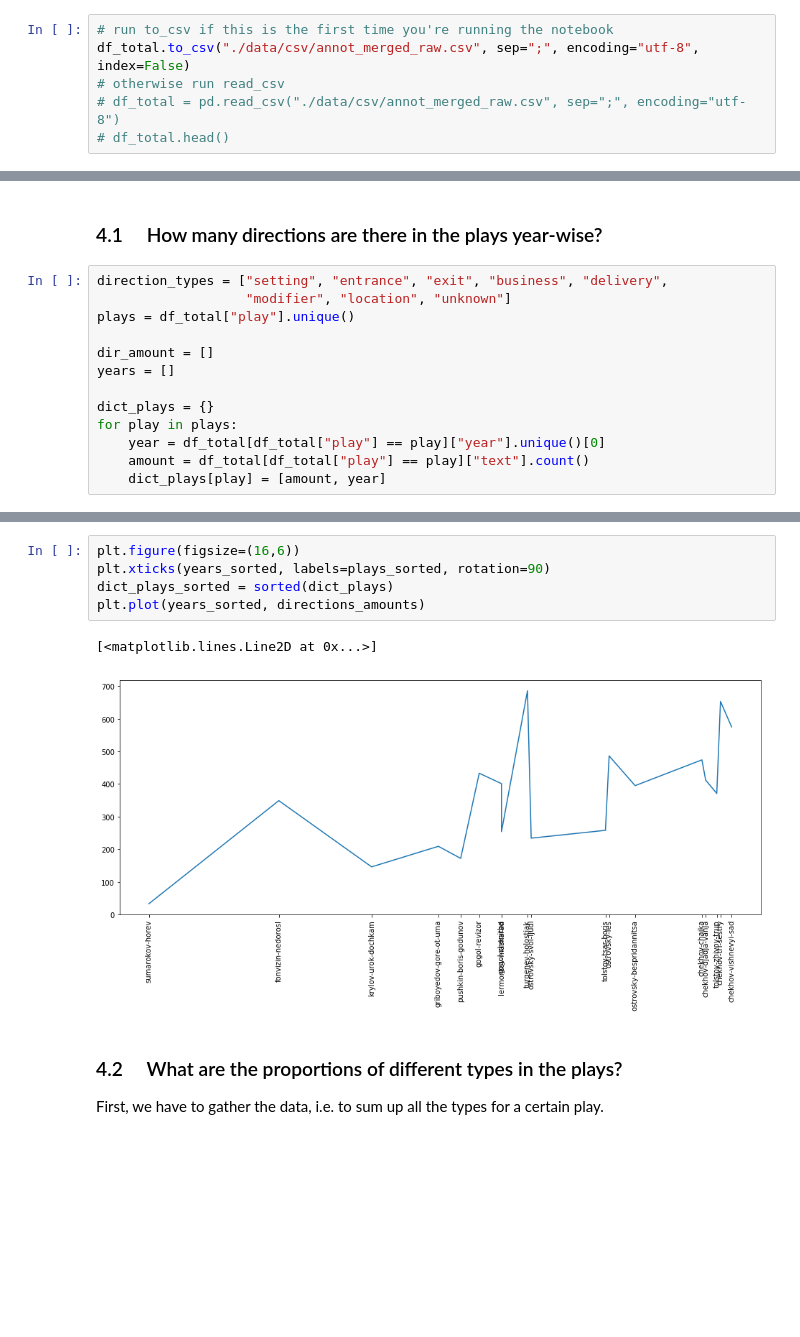
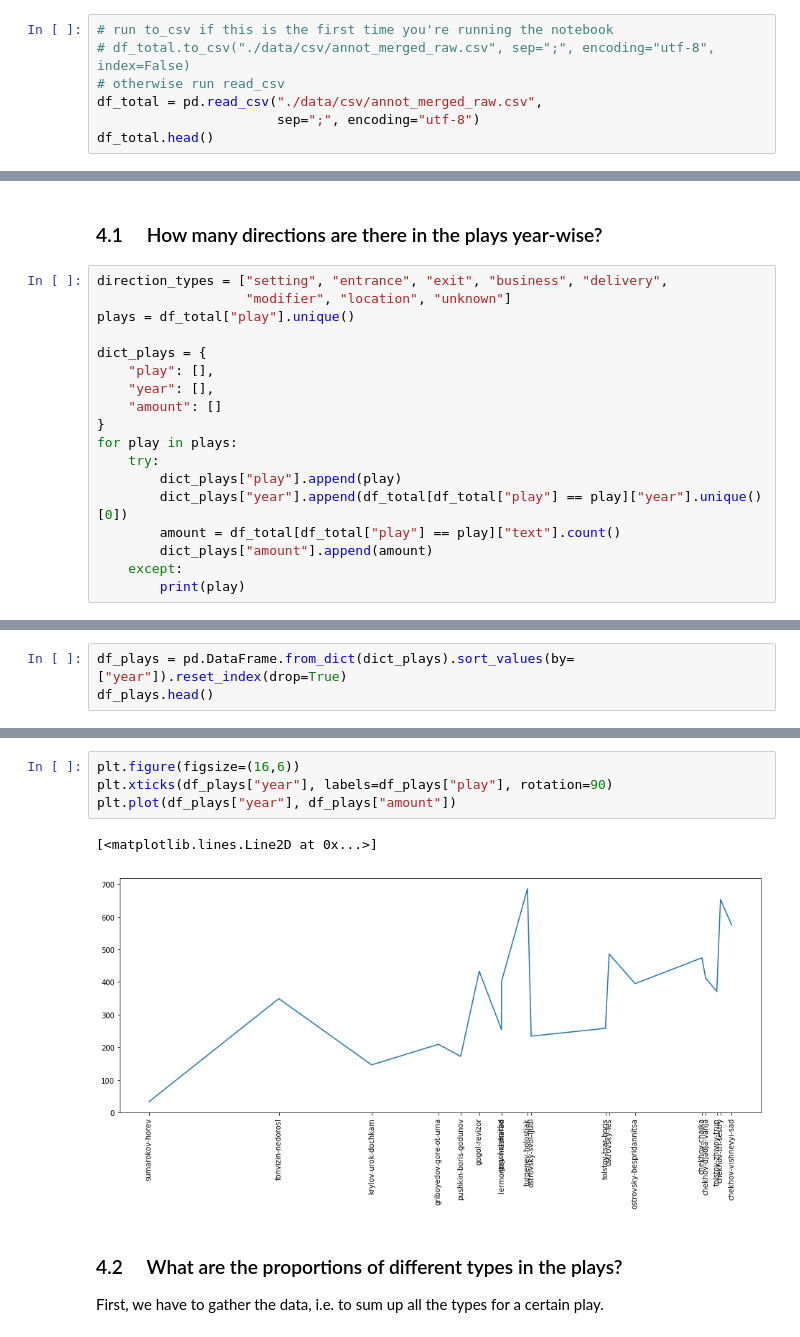
Before and after one commit to creaciond/russian-stage-classification, a Jupyter notebook: annotated-merge.ipynb, the cells around one changed output, grey strips where cells are left out. Cells and saved outputs as stored; diff of their text form; blank space fills up the shorter version.

```diff
--- a/annotated-merge.ipynb
+++ b/annotated-merge.ipynb
@@ -152,7 +122,8 @@ Name: play, dtype: int64
 This data is raw — we haven't done any analysis yet. Nevertheless, it might be useful to save it for later research.
 # %%
 # run to_csv if this is the first time you're running the notebook
-df_total.to_csv("./data/csv/annot_merged_raw.csv", sep=";", encoding="utf-8", index=False)
+# df_total.to_csv("./data/csv/annot_merged_raw.csv", sep=";", encoding="utf-8", index=False)
 # otherwise run read_csv
-# df_total = pd.read_csv("./data/csv/annot_merged_raw.csv", sep=";", encoding="utf-8")
-# df_total.head()
+df_total = pd.read_csv("./data/csv/annot_merged_raw.csv",
+                       sep=";", encoding="utf-8")
+df_total.head()
@@ -165,11 +143,16 @@ direction_types = ["setting", "entrance", "exit", "business", "delivery",
                    "modifier", "location", "unknown"]
 plays = df_total["play"].unique()
 
-dir_amount = []
-years = []
-
-dict_plays = {}
+dict_plays = {
+    "play": [],
+    "year": [],
+    "amount": []
+}
 for play in plays:
-    year = df_total[df_total["play"] == play]["year"].unique()[0]
-    amount = df_total[df_total["play"] == play]["text"].count()
-    dict_plays[play] = [amount, year]
+    try:
+        dict_plays["play"].append(play)
+        dict_plays["year"].append(df_total[df_total["play"] == play]["year"].unique()[0])
+        amount = df_total[df_total["play"] == play]["text"].count()
+        dict_plays["amount"].append(amount)
+    except:
+        print(play)
@@ -222,0 +159,3 @@ chekhov-vishnevyi-sad was written in 1904 with 575 directions
+# %%
+df_plays = pd.DataFrame.from_dict(dict_plays).sort_values(by=["year"]).reset_index(drop=True)
+df_plays.head()
@@ -223,11 +169,10 @@ chekhov-vishnevyi-sad was written in 1904 with 575 directions
 # %%
 plt.figure(figsize=(16,6))
-plt.xticks(years_sorted, labels=plays_sorted, rotation=90)
-dict_plays_sorted = sorted(dict_plays)
-plt.plot(years_sorted, directions_amounts)
+plt.xticks(df_plays["year"], labels=df_plays["play"], rotation=90)
+plt.plot(df_plays["year"], df_plays["amount"])
 # %% [output]
 [<matplotlib.lines.Line2D at 0x...>]
-[figure, old version]
+[figure, new version]
 # %% [markdown]
 ### 4.2 &emsp; What are the proportions of different types in the plays?
 
```
Also changed, not shown: parts of 16 cells of this notebook.
